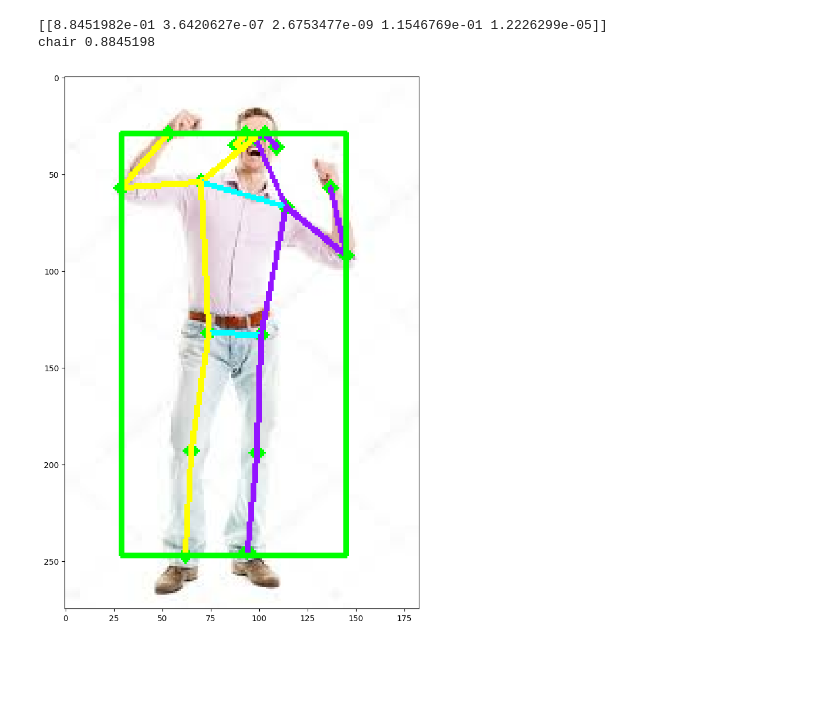
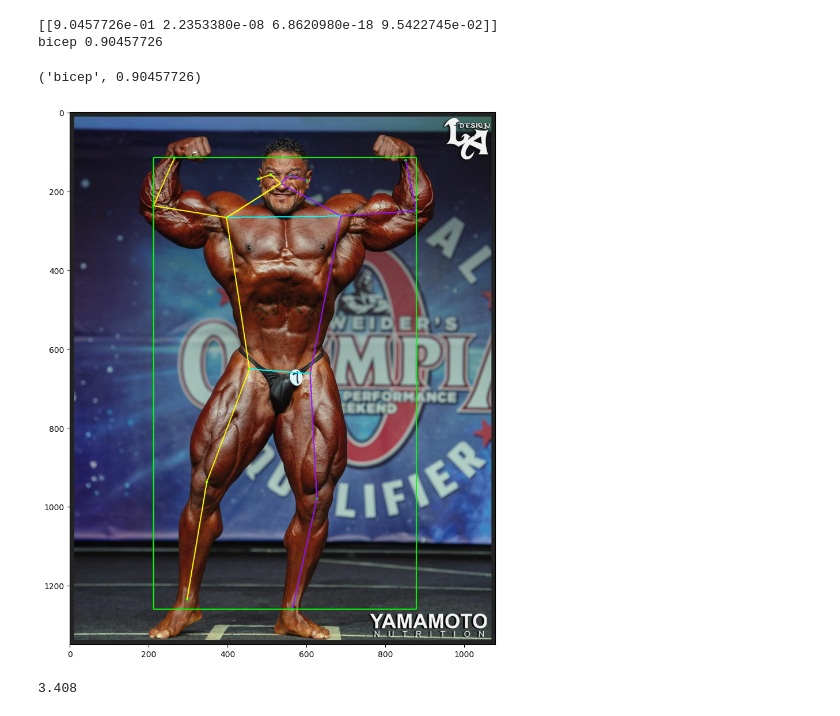
Before and after one commit to StenerNordnes/elsys-pose-detection, a Jupyter notebook: tester.ipynb, the cells around one changed output. Cells and saved outputs as stored; diff of their text form; code cells hidden in the pictures; blank space fills up the shorter version.

```diff
--- a/tester.ipynb
+++ b/tester.ipynb
@@ -8,7 +8,7 @@ with open('pose_labels.txt', 'r') as  f:
     labels = f.readlines()
 
 detection_threshold = 0.1
-image_path = r'ergerg.jpg'
+image_path = r'./tmp/vjmi7zdpxmo31.jpg'
 image = tf.io.read_file(image_path)
 
 fileformat = image_path.split('.')[-1]
@@ -18,7 +18,7 @@ if fileformat == 'png':
 else:
     image = tf.io.decode_jpeg(image)
 
-def predictImage(image):
+def predictImage(image) -> (str, float):
 
     person = detect(image)
 
@@ -42,33 +42,56 @@ def predictImage(image):
 
     coordinates = pose_landmarks.flatten().astype(np.float32).tolist()
     coordinates = np.array(coordinates, dtype=np.float32).reshape((1, -1))
 
     interpreter = tf.lite.Interpreter(model_path="pose_classifier.tflite")
     interpreter.allocate_tensors()
 
     input_index = interpreter.get_input_details()[0]["index"]
     output_index = interpreter.get_output_details()[0]["index"]
 
     interpreter.set_tensor(input_index, coordinates)
 
     interpreter.invoke()
     output = interpreter.tensor(output_index)
 
     print(output())
 
     labelIdx = np.argmax(output()[0])
     confidence = output()[0][labelIdx]
 
     classification = labels[labelIdx].strip()
 
     print(classification, confidence)
     draw_prediction_on_image(np.array(image), person, close_figure=False, keep_input_size=True)
 
 
+    return classification, confidence
+
+
 
 
 predictImage(image)
 # %% [output]
-[[8.8451982e-01 3.6420627e-07 2.6753477e-09 1.1546769e-01 1.2226299e-05]]
-chair 0.8845198
+[[9.0457726e-01 2.2353380e-08 6.8620980e-18 9.5422745e-02]]
+bicep 0.90457726
+('bicep', 0.90457726)
-[figure, old version]
+[figure, new version]
+# %%
+import pygame
+import time
+from mutagen.mp3 import MP3
+
+mp3_file_path = "output.mp3"
+
+
+def playAudio(file_path):
+    audio = MP3(file_path)
+    print(audio.info.length)
+    pygame.init()
+    sound = pygame.mixer.music.load(file_path)
+    pygame.mixer.music.play()
+    time.sleep(audio.info.length)
+    pygame.mixer.music.stop()
+    pygame.quit()
+# %% [output]
+3.408
```
Also changed, not shown: 3 other files.
